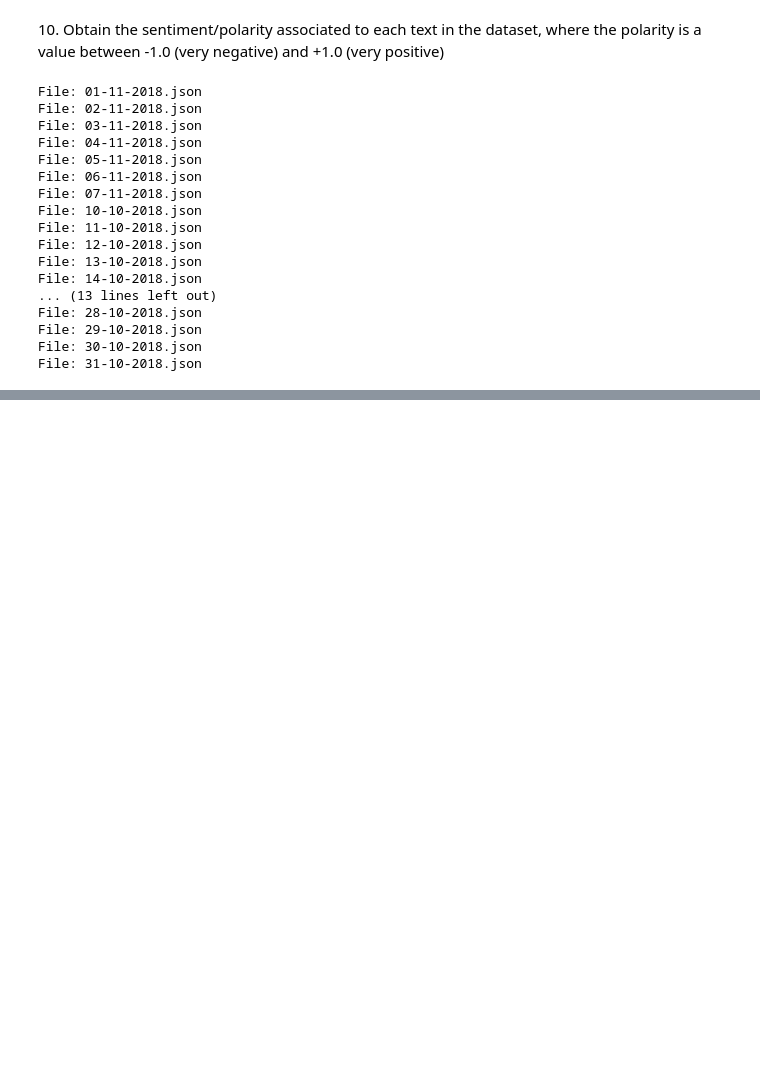
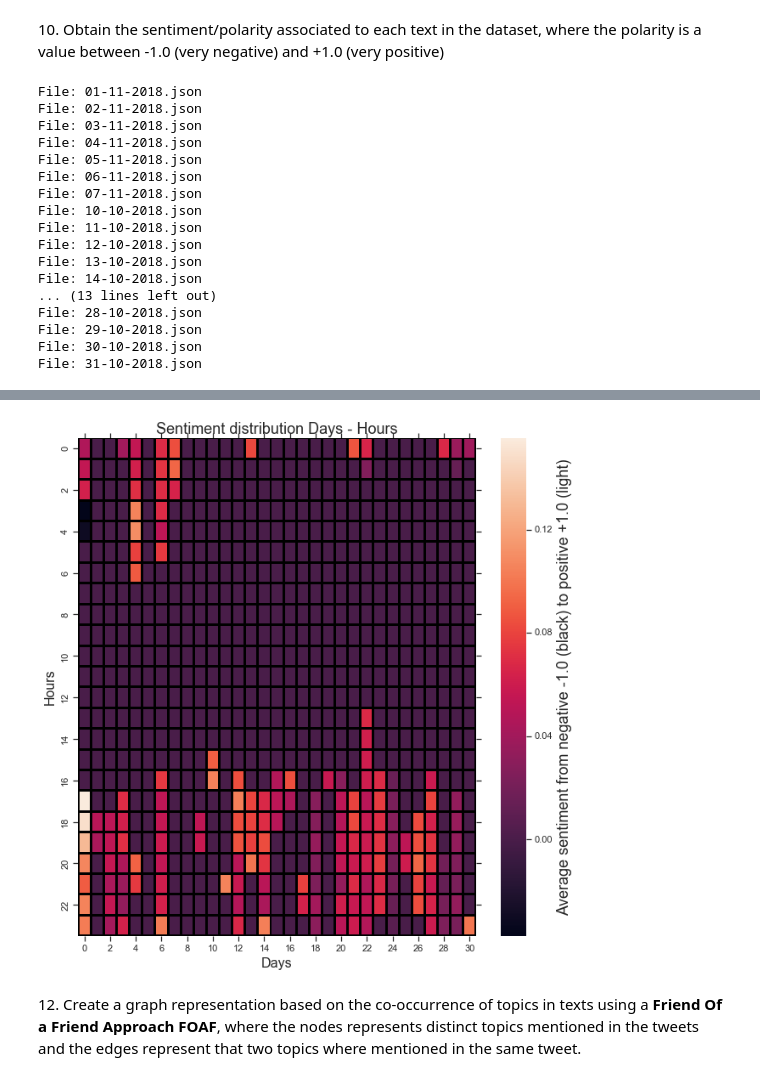
Before and after one commit to Innova4DLab/Zeinab---China-Research, a Jupyter notebook: Twitter Dataset analysis/twitterDatasetStatistics.ipynb, the cells around one changed output, grey strips where cells are left out. Saved outputs shown, nothing was run; the diff lists cells and outputs as text; code cells hidden in the pictures; blank space fills up the shorter version.

Commit message:
sentiment plot and graph representation
New features added to the statistical analysis

```diff
--- a/Twitter Dataset analysis/twitterDatasetStatistics.ipynb
+++ b/Twitter Dataset analysis/twitterDatasetStatistics.ipynb
@@ -442,0 +394,60 @@ creating plot
+# %%
+%matplotlib inline
+import datetime
+import codecs
+from datetime import datetime
+from matplotlib import pyplot as plt
+import seaborn as sns; sns.set()
+import numpy as np
+
+sentiments=[]
+dates=[]
+print "collecting sentiments"
+with codecs.open("dataSetSentiment.txt", "r" ,"UTF-8") as file:
+    for line in file:
+        elementsList=line.split("||")
+        dateSentiment=datetime.strptime(elementsList[1], "%a %b %d %H:%M:%S +0000 %Y")
+        dates.append(dateSentiment)
+        sentiments.append(float(elementsList[2]))
+
+days=["01","02","03","04","05","06","07","08","09","10",
+      "11","12","13","14","15","16","17","18","19","20",
+      "21","22","23","24","25","26","27","28","29","30",
+      "31"]
+
+hours=["00","01","02","03","04","05","06","07","08","09",
+       "10","11","12","13","14","15","16","17","18","19",
+       "20","21","22","23"]
+
+
+sentimentDayHour={hour:{day: [] for day in days} for hour in hours}
+
+
+for date,sentiment in zip(dates,sentiments):
+    day=date.strftime("%d")
+    hour=date.strftime("%H")
+    sentimentDayHour[hour][day].append(sentiment)
+
+heatMap=[]
+index=0
+for hour in hours:
+    heatMap.append([])
+    for day in days:
+        if len(sentimentDayHour[hour][day])>0:
+           heatMap[index].append(np.mean(sentimentDayHour[hour][day]))
+        else:
+           heatMap[index].append(0)
+    index+=1
+
+print "creating plot"
+heatMap=np.array(heatMap)
+fig, ax = plt.subplots()
+#ax = sns.heatmap(heatMap,linewidths=2,vmin=-1, vmax=1, linecolor='black')
+ax = sns.heatmap(heatMap,linewidths=2, linecolor='black')
+ax.set_title("Sentiment distribution Days - Hours").set_fontsize(18)
+ax.figure.axes[-1].set_ylabel("Average sentiment from negative -1.0 (black) to positive +1.0 (light)", size=18)
+plt.xlabel('Days').set_fontsize(16)
+plt.ylabel('Hours').set_fontsize(16)
+fig.set_size_inches(10.5, 10.5)
+plt.show()
+# %% [output]
@@ -442,0 +456,3 @@ creating plot
+[figure, added]
+# %% [markdown]
+12\. Create a graph representation based on the co-occurrence of topics in texts using a __Friend Of a Friend Approach FOAF__, where the nodes represents  distinct topics mentioned in the tweets and the edges represent that two topics where mentioned in the same tweet.
```
Also changed, not shown: parts of 5 cells of this notebook, 1 other file.
